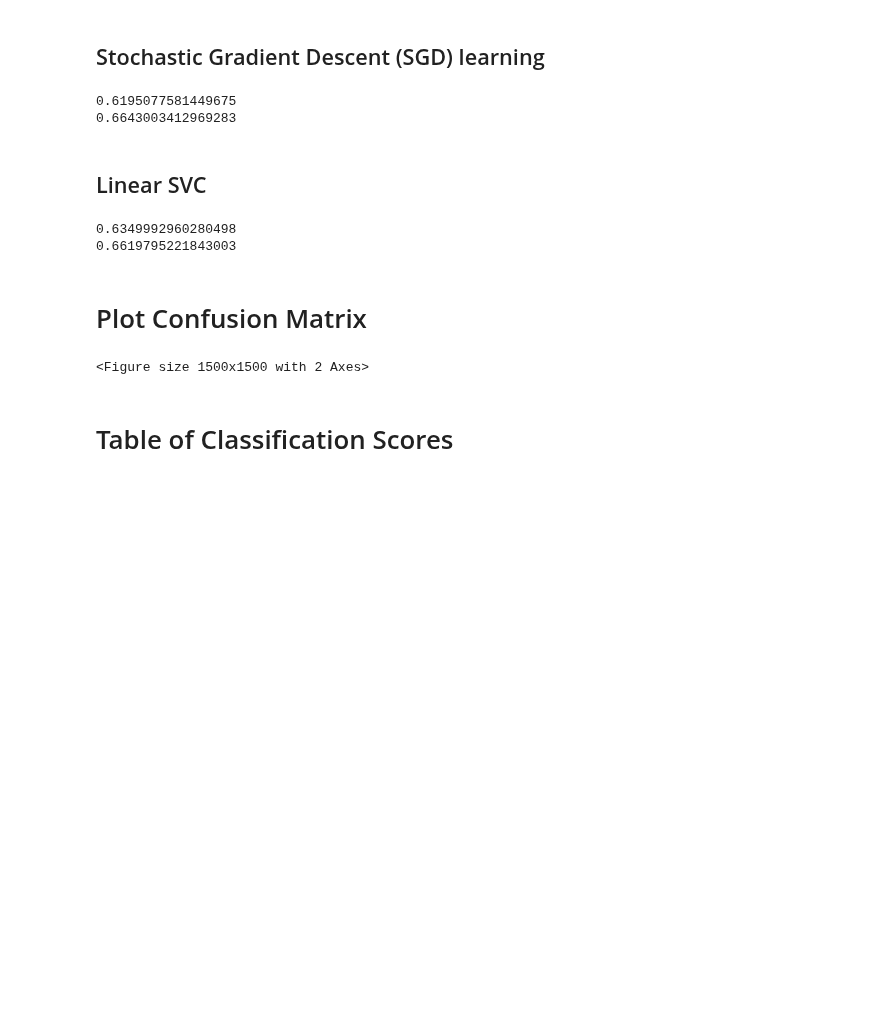
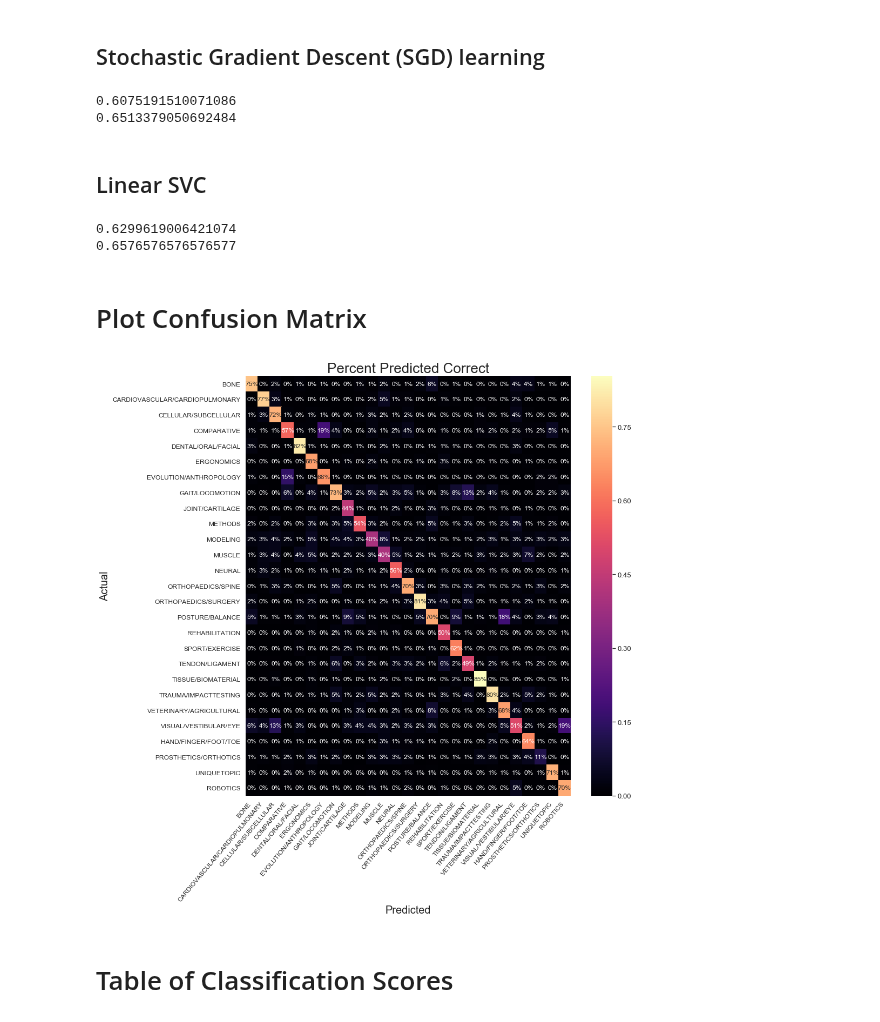
Before and after one commit to alcantarar/literature_update, a Jupyter notebook: Construct_Models/test_many_ML_algorithms.ipynb, the cells around one changed output. Saved outputs shown, nothing was run; the diff lists cells and outputs as text; code cells hidden in the pictures; blank space fills up the shorter version.

Commit message:
everything uses RYANDATA_filt.csv now

```diff
--- a/Construct_Models/test_many_ML_algorithms.ipynb
+++ b/Construct_Models/test_many_ML_algorithms.ipynb
@@ -6,8 +6,8 @@ from sklearn.feature_extraction.text import TfidfVectorizer
 # %% [markdown]
 ## Read in Training Data
 # %%
-data = pd.read_csv('RYANDATA_consolidated.csv')
+data = pd.read_csv('RYANDATA_filt.csv')
 
-columns = data.columns
+data.columns = ['V0', 'topic', 'authors','title','journal','year','vol_issue','doi']
 print(columns)
 # %% [output]
@@ -174,8 +175,8 @@ pred = sgd.predict(X_test)
 print (metrics.f1_score(y_test, pred, average='macro'))
 print (metrics.accuracy_score(y_test, pred))
 # %% [output]
-0.6195077581449675
-0.6643003412969283
+0.6075191510071086
+0.6513379050692484
 # %% [markdown]
 ## Linear SVC
 # %%
@@ -186,8 +187,8 @@ pred = lsvc.predict(X_test)
 print (metrics.f1_score(y_test, pred, average='macro'))
 print (metrics.accuracy_score(y_test, pred))
 # %% [output]
-0.6349992960280498
-0.6619795221843003
+0.6299619006421074
+0.6576576576576577
 # %% [markdown]
 # Plot Confusion Matrix
 # %%
@@ -196,35 +197,35 @@ import seaborn as sns
 
 data['topic_id'] = data['topic'].factorize()[0]
 topic_id_df = data[['topic',
                   'topic_id']].drop_duplicates().sort_values('topic_id')
 topic_to_id = dict(topic_id_df.values)
 id_to_topic = dict(topic_id_df[['topic_id','topic']].values)
 
-model = sgd
+model = lsvc
 
 model.fit(X_train, y_train)
 y_pred = model.predict(X_test)
 from sklearn.metrics import confusion_matrix
 plt.rc('xtick',labelsize = 20)
 plt.rc('ytick',labelsize = 20)
 conf_mat = confusion_matrix(y_test, y_pred)
 conf_mat_rowsum = [sum(row) for row in conf_mat]
 conf_mat_perc = conf_mat / conf_mat_rowsum
 fig, ax = plt.subplots(figsize=(15,15))
 sns.set(font_scale=1.2) #font size multiplier
 sns.heatmap(conf_mat_perc, annot=True, fmt='.0%', cmap = 'magma', annot_kws={"size": 12},
             xticklabels=topic_id_df.topic.values, yticklabels=topic_id_df.topic.values)
 
 plt.ylabel('Actual',fontsize = 20)
 plt.xlabel('Predicted',fontsize = 20)
 plt.yticks(size = 12)
 plt.xticks(size = 12, rotation=50,ha='right')
 plt.title('Percent Predicted Correct', fontsize = 26)
 plt.yticks( rotation='horizontal')
 fig.tight_layout(pad = 2)
 plt.show()
 # %% [output]
-<Figure size 1500x1500 with 2 Axes>
+[figure, added]
 # %% [markdown]
 # Table of Classification Scores
 # %%
```
Also changed, not shown: parts of 13 cells of this notebook, 1 other file.
